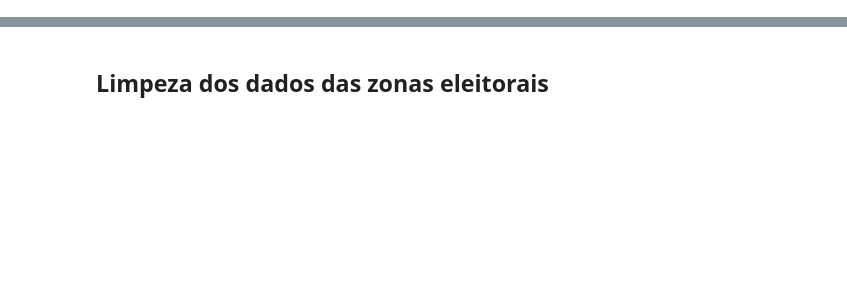
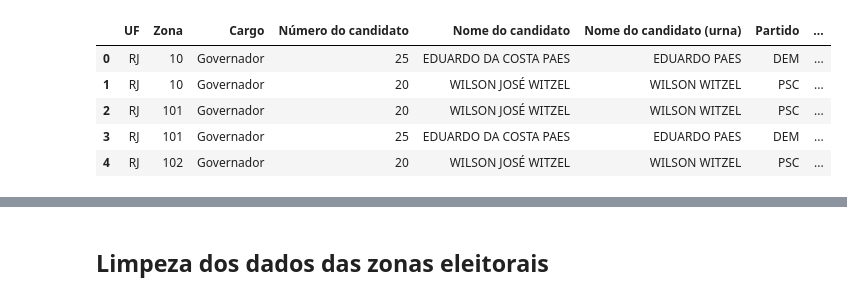
Before and after one commit to gianimpronta/eleicoes2018, a Jupyter notebook: eleicoes.ipynb, the cells around one changed output, grey strips where cells are left out. Saved outputs shown, nothing was run; the diff lists cells and outputs as text; code cells hidden in the pictures; blank space fills up the shorter version.

```diff
--- a/eleicoes.ipynb
+++ b/eleicoes.ipynb
@@ -33,2 +68,15 @@ except FileNotFoundError:
+# %%
+rj = pd.read_csv(
+    DATASET_DIR + 'eleicao_rj/resultado_eleicao.csv',
+    encoding='Latin1',
+    sep=';')
+rj.head()
+# %% [output]
+|  | UF | Zona | Cargo | Número do candidato | Nome do candidato | Nome do candidato (urna) | Partido | ... |
+| 0 | RJ | 10 | Governador | 25 | EDUARDO DA COSTA PAES | EDUARDO PAES | DEM | ... |
+| 1 | RJ | 10 | Governador | 20 | WILSON JOSÉ WITZEL | WILSON WITZEL | PSC | ... |
+| 2 | RJ | 101 | Governador | 20 | WILSON JOSÉ WITZEL | WILSON WITZEL | PSC | ... |
+| 3 | RJ | 101 | Governador | 25 | EDUARDO DA COSTA PAES | EDUARDO PAES | DEM | ... |
+| 4 | RJ | 102 | Governador | 20 | WILSON JOSÉ WITZEL | WILSON WITZEL | PSC | ... |
 # %%
 rj = pd.read_csv(
```
Also changed, not shown: parts of 24 cells of this notebook, 1 other file.
